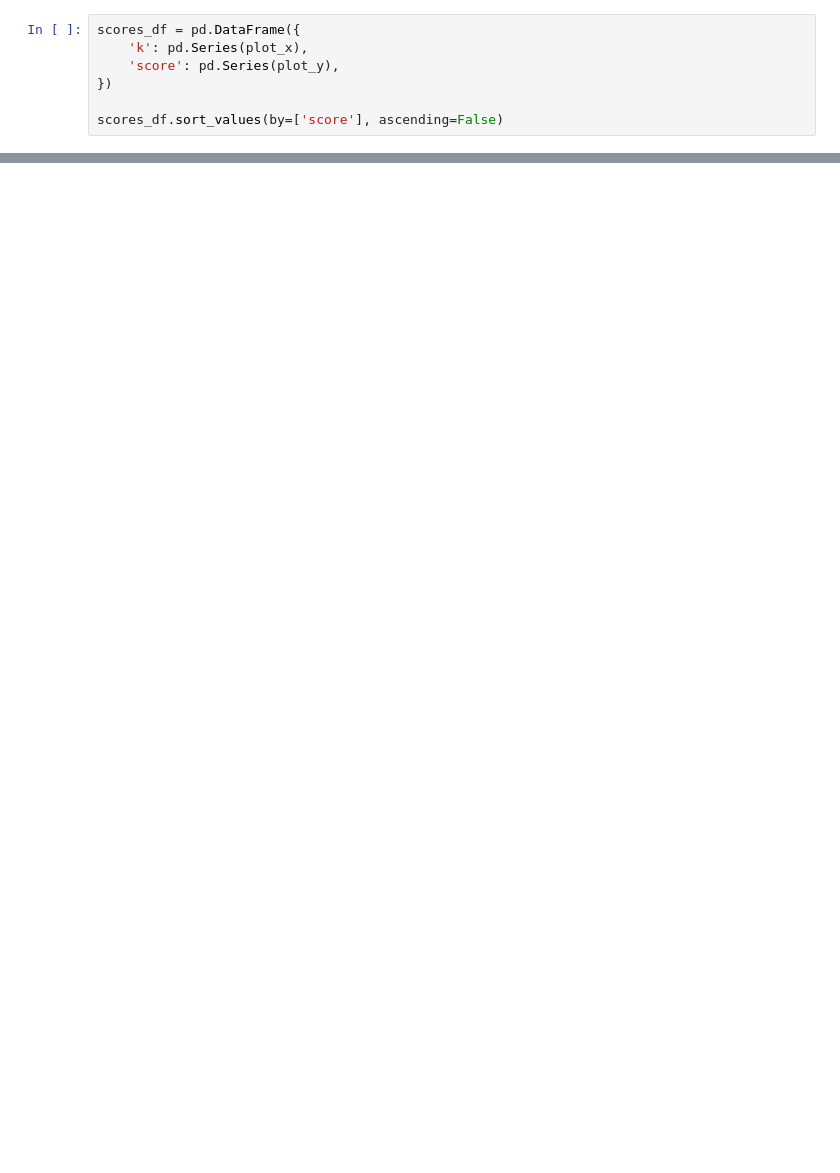
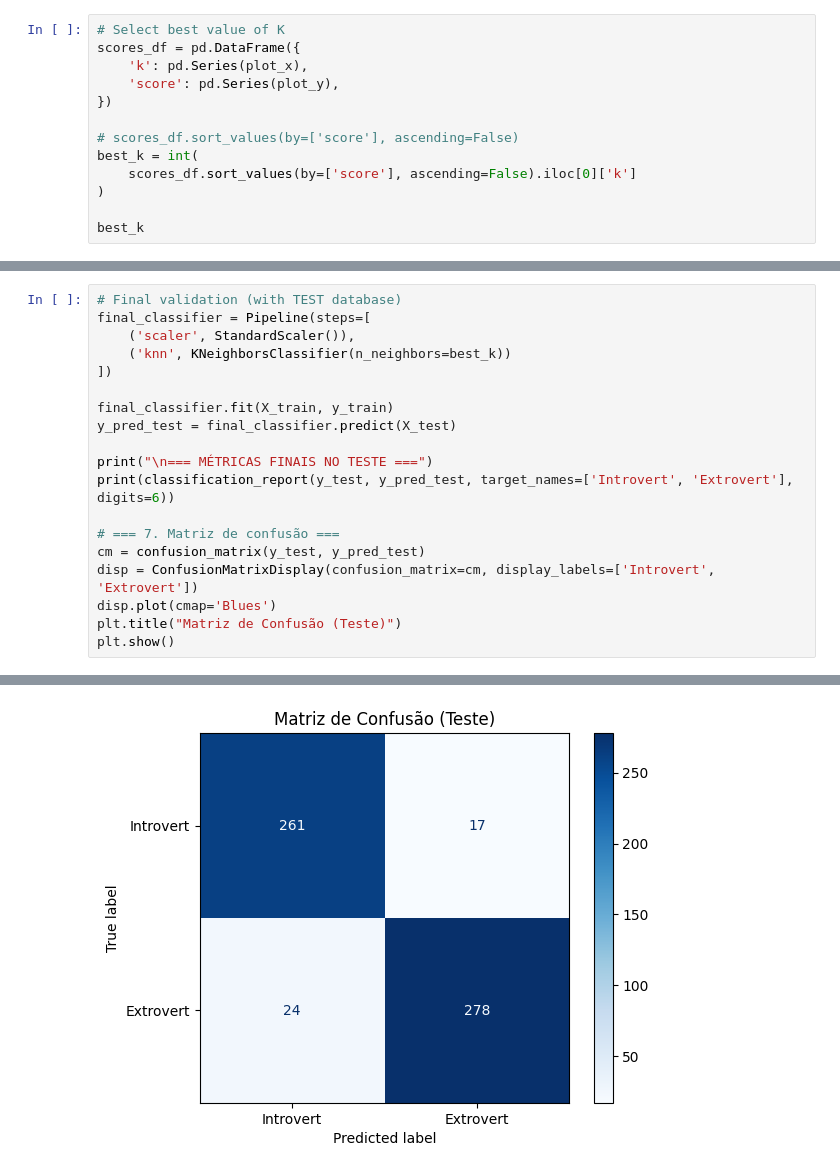
Before and after one commit to Gaius10/seminario_fcd, a Jupyter notebook: knn.ipynb, the cells around one changed output, grey strips where cells are left out. Saved outputs shown, nothing was run; the diff lists cells and outputs as text; blank space fills up the shorter version.

```diff
--- a/knn.ipynb
+++ b/knn.ipynb
@@ -39,7 +75,13 @@ ax.plot(plot_x, plot_y)
 # %%
+# Select best value of K
 scores_df = pd.DataFrame({
     'k': pd.Series(plot_x),
     'score': pd.Series(plot_y),
 })
 
-scores_df.sort_values(by=['score'], ascending=False)
+# scores_df.sort_values(by=['score'], ascending=False)
+best_k = int(
+    scores_df.sort_values(by=['score'], ascending=False).iloc[0]['k']
+)
+
+best_k
@@ -45,0 +110,20 @@ scores_df.sort_values(by=['score'], ascending=False)
+# %%
+# Final validation (with TEST database)
+final_classifier = Pipeline(steps=[
+    ('scaler', StandardScaler()),
+    ('knn', KNeighborsClassifier(n_neighbors=best_k))
+])
+
+final_classifier.fit(X_train, y_train)
+y_pred_test = final_classifier.predict(X_test)
+
+print("\n=== MÉTRICAS FINAIS NO TESTE ===")
+print(classification_report(y_test, y_pred_test, target_names=['Introvert', 'Extrovert'], digits=6))
+
+# === 7. Matriz de confusão ===
+cm = confusion_matrix(y_test, y_pred_test)
+disp = ConfusionMatrixDisplay(confusion_matrix=cm, display_labels=['Introvert', 'Extrovert'])
+disp.plot(cmap='Blues')
+plt.title("Matriz de Confusão (Teste)")
+plt.show()
+# %% [output]
@@ -45,0 +139 @@ scores_df.sort_values(by=['score'], ascending=False)
+[figure, added]
```
Also changed, not shown: parts of 6 cells of this notebook, 5 other files.
